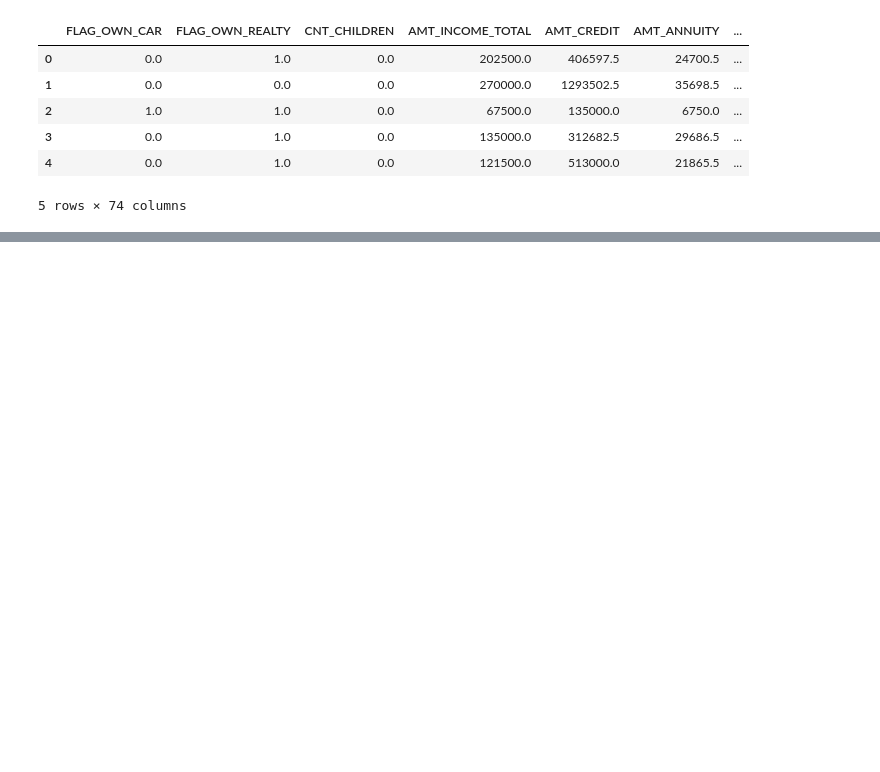
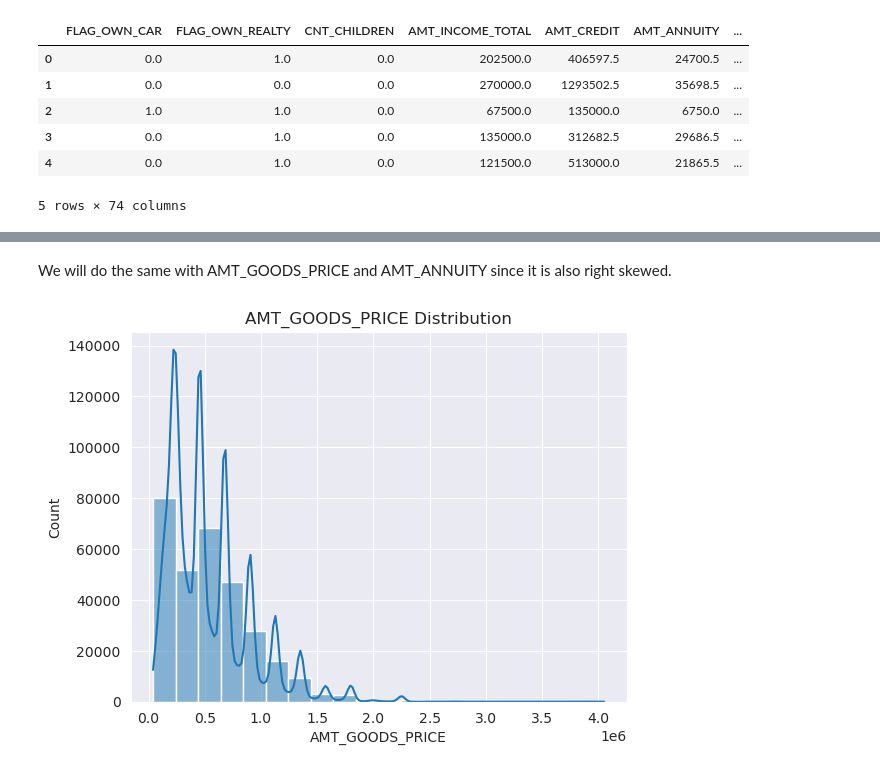
Before and after one commit to aitordiezUD/Default-Risk, a Jupyter notebook: notebooks/feature_engineering.ipynb, the cells around one changed output, grey strips where cells are left out. Cells and saved outputs as stored; diff of their text form; code cells hidden in the pictures; blank space fills up the shorter version.

```diff
--- a/notebooks/feature_engineering.ipynb
+++ b/notebooks/feature_engineering.ipynb
@@ -76,0 +67,8 @@ data = data.reset_index(drop=True)
+# %% [markdown]
+We will do the same with AMT_GOODS_PRICE and AMT_ANNUITY since it is also right skewed.
+# %%
+sns.histplot(data['AMT_GOODS_PRICE'], kde=True, bins=20)
+plt.title("AMT_GOODS_PRICE Distribution")
+plt.show()
+# %% [output]
+[figure, added]
```
Also changed, not shown: parts of 58 cells of this notebook, 3 other files.
